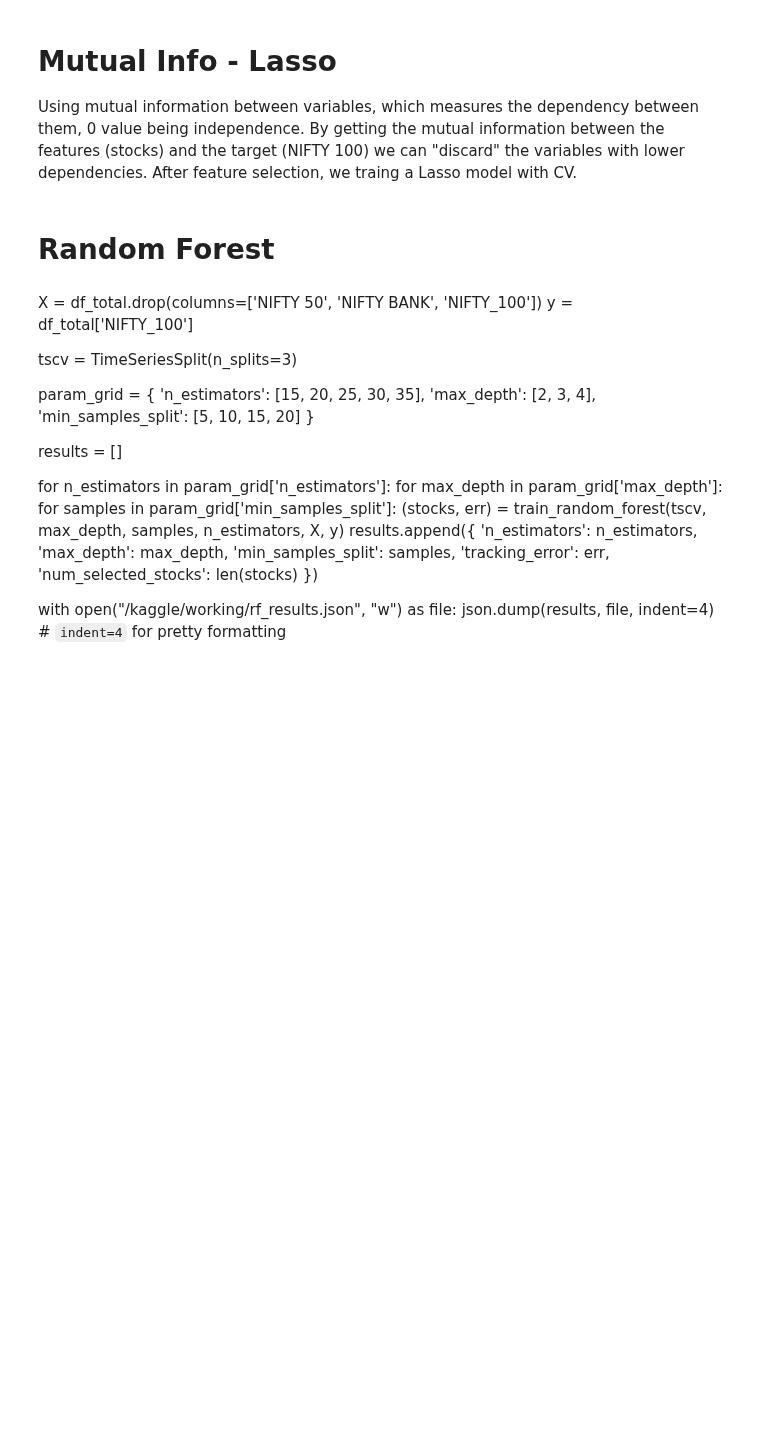
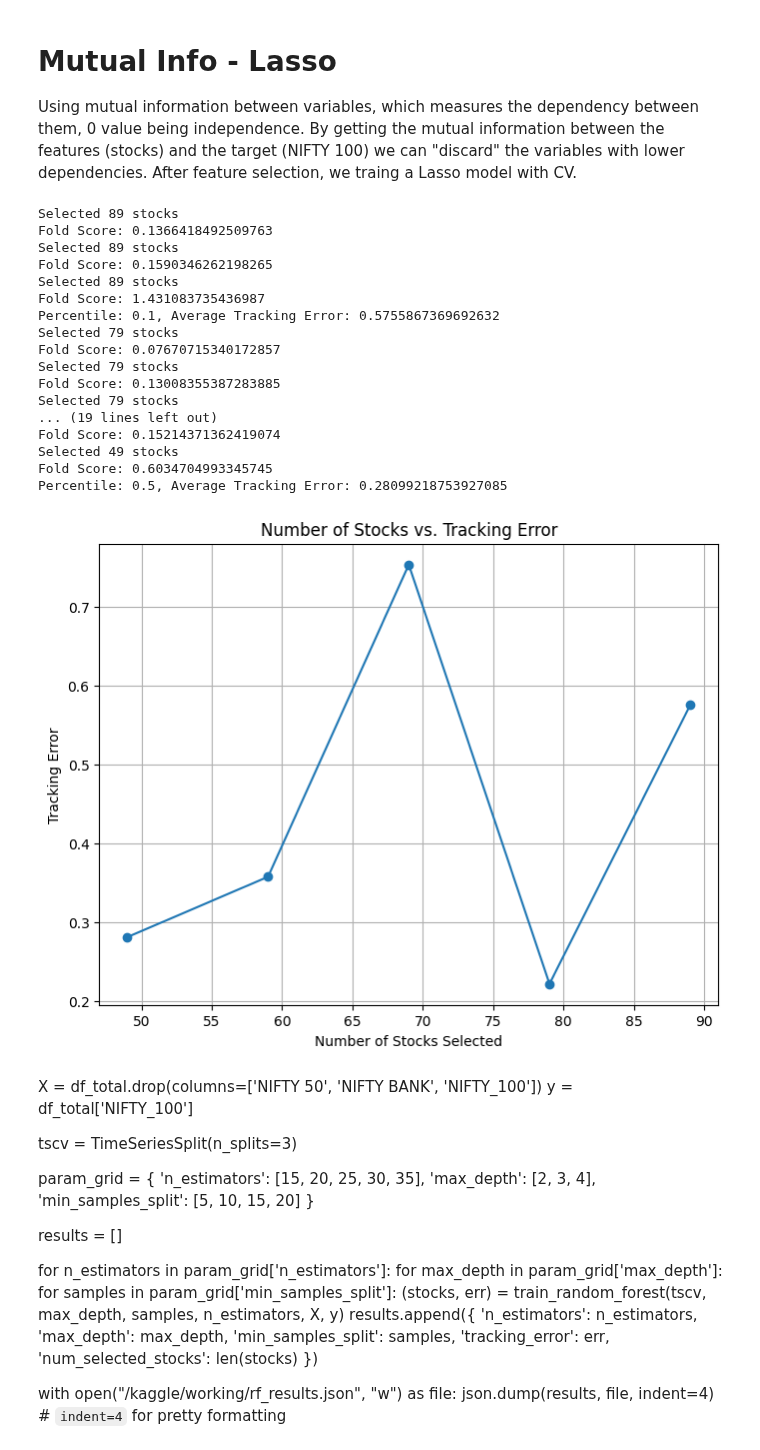
Before and after one commit to dbriito13/CSCA5622, a Jupyter notebook: nifty-50-partial-replication.ipynb, the cells around one changed output. Drawn from its saved outputs; the diff is of its cells as text; code cells hidden in the pictures; blank space fills up the shorter version.

Commit message:
Added experiment Mutual Information - Lasso

```diff
--- a/nifty-50-partial-replication.ipynb
+++ b/nifty-50-partial-replication.ipynb
@@ -308,2 +238,0 @@ def MI_Lasso(alpha, X, y):
-# %% [markdown]
-# Random Forest
@@ -310,3 +286,45 @@ def MI_Lasso(alpha, X, y):
+# %%
+X = df_total.drop(columns=['NIFTY 50', 'NIFTY BANK', 'NIFTY_100'])
+y = df_total['NIFTY_100']
+
+percentiles = [0.1, 0.2, 0.3, 0.4, 0.5]
+tracking_errors = []
+num_stock_list = []
+
+for percentile in percentiles:
+    _, num_stocks, tracking_err = MI_Lasso(percentile, X, y)
+    num_stock_list.append(num_stocks)
+    tracking_errors.append(tracking_err)
+
+# Plotting the results
+plt.figure(figsize=(8, 6))
+plt.plot(num_stock_list, tracking_errors, marker='o', linestyle='-')
+
+# Adding labels and title
+plt.xlabel("Number of Stocks Selected")
+plt.ylabel("Tracking Error")
+plt.title("Number of Stocks vs. Tracking Error")
+plt.grid(True)
+plt.show()
+# %% [output]
+Selected 89 stocks
+Fold Score: 0.1366418492509763
+Selected 89 stocks
+Fold Score: 0.1590346262198265
+Selected 89 stocks
+Fold Score: 1.431083735436987
+Percentile: 0.1, Average Tracking Error: 0.5755867369692632
+Selected 79 stocks
+Fold Score: 0.07670715340172857
+Selected 79 stocks
+Fold Score: 0.13008355387283885
+Selected 79 stocks
+... (19 lines left out)
+Fold Score: 0.15214371362419074
+Selected 49 stocks
+Fold Score: 0.6034704993345745
+Percentile: 0.5, Average Tracking Error: 0.28099218753927085
+[figure, added]
 # %%
 def train_random_forest(tscv, depth, samples, estimators, X, y):
     rf = RandomForestRegressor(max_features="log2", max_depth=depth, min_samples_split=samples, n_estimators=estimators, random_state=42)
```
Also changed, not shown: parts of 5 cells of this notebook.
